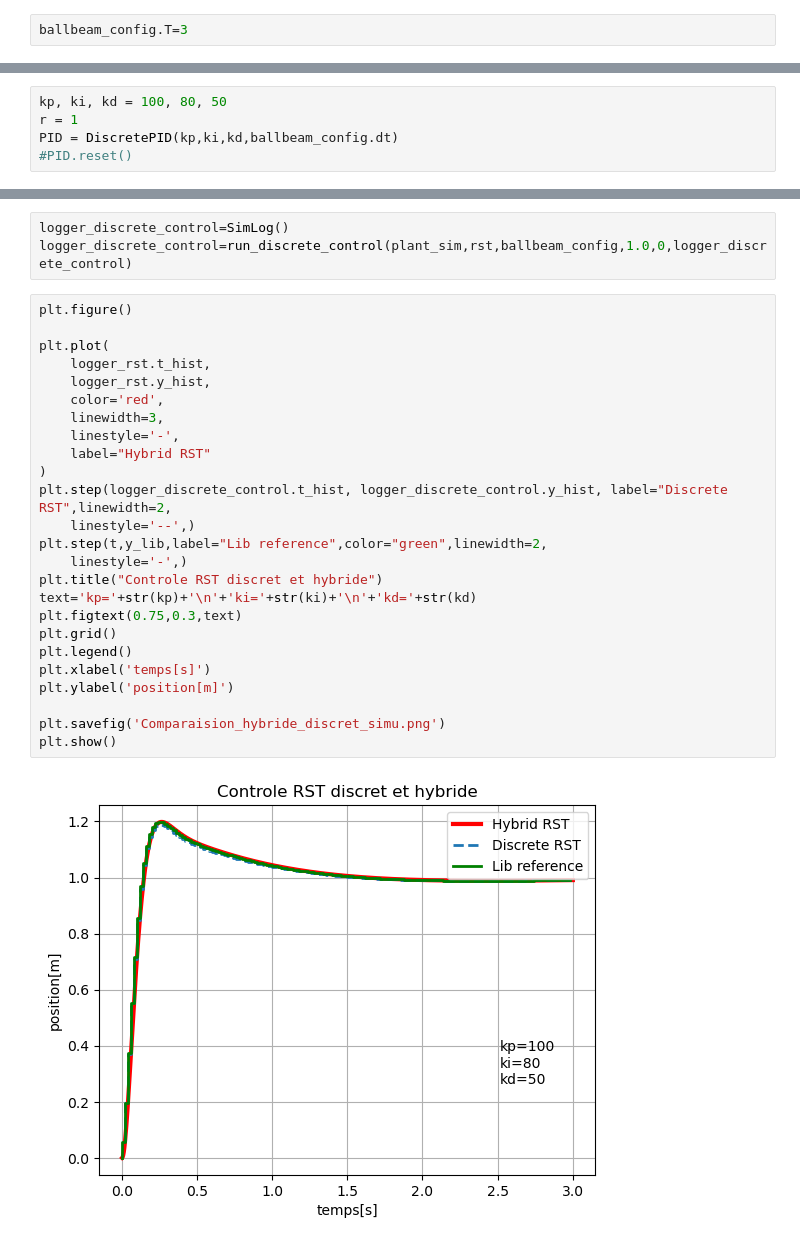
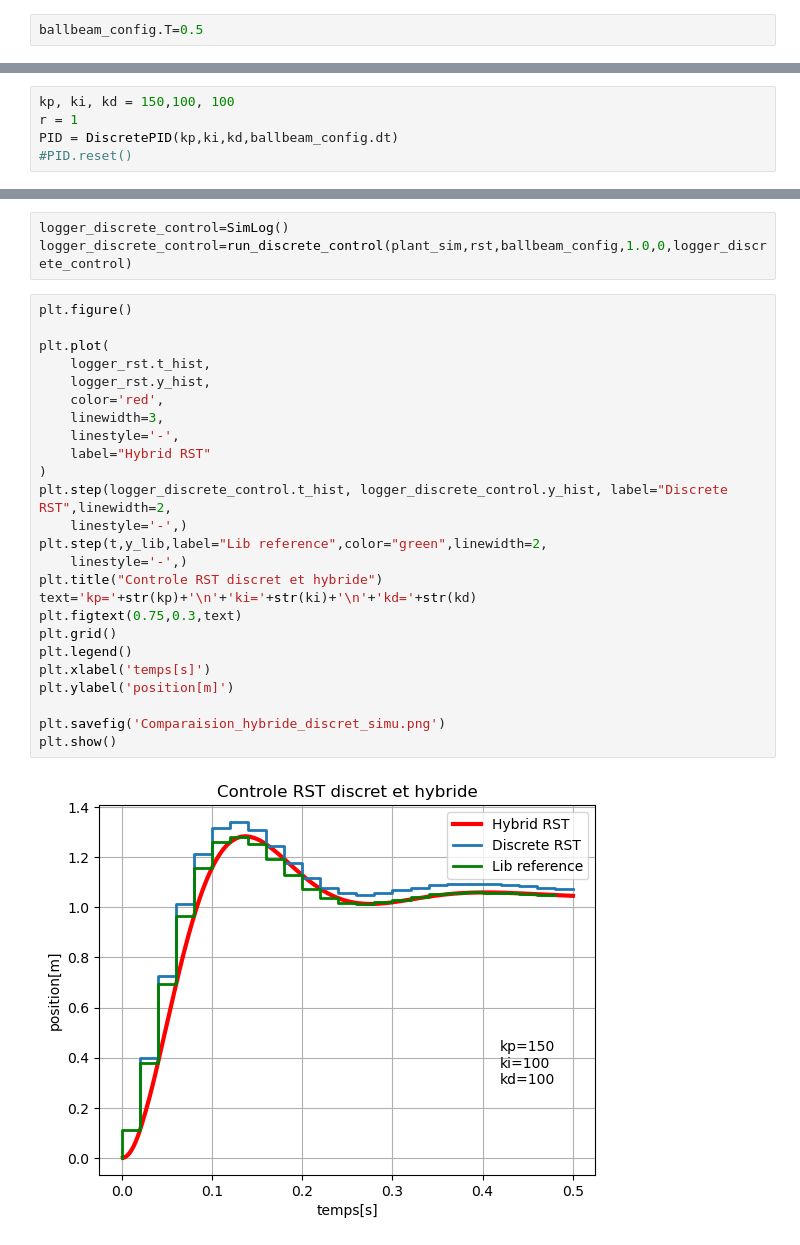
Before and after one commit to Bababoey123/PythonDiscreteControl, a Jupyter notebook: PythonDiscreteLib.ipynb, the cells around one changed output, grey strips where cells are left out. Saved outputs shown, nothing was run; the diff lists cells and outputs as text.

```diff
--- a/PythonDiscreteLib.ipynb
+++ b/PythonDiscreteLib.ipynb
@@ -117,7 +121,7 @@ plt.show()
 #### Mise en place du PID
 On peut changer la duréé de simulation en mettant ballbeam_config.T= varaible . L'instance du PID discret est initalisé avec DiscretePID().
 # %%
-ballbeam_config.T=3
+ballbeam_config.T=0.5
 # %% [markdown]
 #### Modele en espace d'états (utilisé pour la simulation hybride)
 Pour initailiser le simulateur continu, on lui met en entrée le ficher python contenant les matrices d'état
@@ -164,6 +168,6 @@ La boucle fermée hybride est simulée par run_continuous_control_loop(), tout c
 Pour configurer le PID, il lui faut l'initialiser avec ses paramètres.
 # %%
-kp, ki, kd = 100, 80, 50
+kp, ki, kd = 150,100, 100
 r = 1
 PID = DiscretePID(kp,ki,kd,ballbeam_config.dt)
 #PID.reset()
@@ -250,27 +254,27 @@ logger_discrete_control=run_discrete_control(plant_sim,rst,ballbeam_config,1.0,0
 # %%
 plt.figure()
 
 plt.plot(
     logger_rst.t_hist,
     logger_rst.y_hist,
     color='red',
     linewidth=3,
     linestyle='-',
     label="Hybrid RST"
 )
 plt.step(logger_discrete_control.t_hist, logger_discrete_control.y_hist, label="Discrete RST",linewidth=2,
-    linestyle='--',)
+    linestyle='-',)
 plt.step(t,y_lib,label="Lib reference",color="green",linewidth=2,
     linestyle='-',)
 plt.title("Controle RST discret et hybride")
 text='kp='+str(kp)+'\n'+'ki='+str(ki)+'\n'+'kd='+str(kd)
 plt.figtext(0.75,0.3,text)
 plt.grid()
 plt.legend()
 plt.xlabel('temps[s]')
 plt.ylabel('position[m]')
 
 plt.savefig('Comparaision_hybride_discret_simu.png')
 plt.show()
 # %% [output]
-[figure, old version]
+[figure, new version]
```
Also changed, not shown: parts of 8 cells of this notebook.
